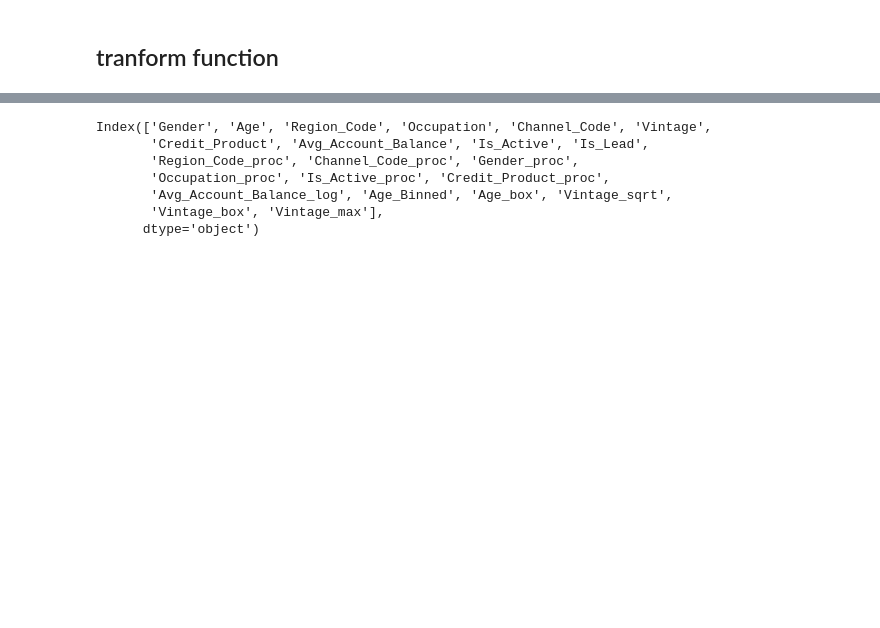
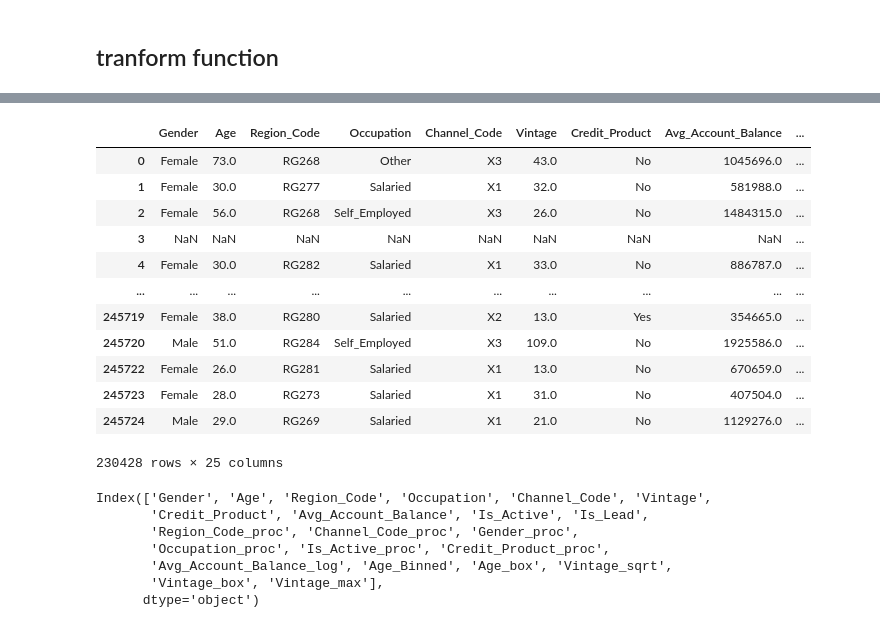
Before and after one commit to avidutta20/challenge_may21, a Jupyter notebook: model.ipynb, the cells around one changed output, grey strips where cells are left out. Drawn from its saved outputs; the diff is of its cells as text; code cells hidden in the pictures; blank space fills up the shorter version.

```diff
--- a/model.ipynb
+++ b/model.ipynb
@@ -407,3 +435,7 @@ def transorm(dframe):
   dframe['Vintage_max'] = array_norm
 
   return dframe
+# %%
+onehotencoder = OneHotEncoder()
+#reshape the 1-D country array to 2-D as fit_transform expects 2-D and finally fit the object
+X = onehotencoder.fit_transform(x_train_df.Age_Binned.values.reshape(-1,1)).toarray()
@@ -410,3 +452,23 @@ def transorm(dframe):
+# %%
+#To add this back into the original dataframe
+dfOneHot = pd.DataFrame(X, columns = ["Age_group_"+str(int(i)) for i in range(len(x_train_df['Age_Binned'].unique()))])
+x_train_df = pd.concat([x_train_df, dfOneHot], axis=1)
+# %%
+x_train_df
+# %% [output]
+|  | Gender | Age | Region_Code | Occupation | Channel_Code | Vintage | Credit_Product | Avg_Account_Balance | ... |
+| 0 | Female | 73.0 | RG268 | Other | X3 | 43.0 | No | 1045696.0 | ... |
+| 1 | Female | 30.0 | RG277 | Salaried | X1 | 32.0 | No | 581988.0 | ... |
+| 2 | Female | 56.0 | RG268 | Self_Employed | X3 | 26.0 | No | 1484315.0 | ... |
+| 3 | NaN | NaN | NaN | NaN | NaN | NaN | NaN | NaN | ... |
+| 4 | Female | 30.0 | RG282 | Salaried | X1 | 33.0 | No | 886787.0 | ... |
+| ... | ... | ... | ... | ... | ... | ... | ... | ... | ... |
+| 245719 | Female | 38.0 | RG280 | Salaried | X2 | 13.0 | Yes | 354665.0 | ... |
+| 245720 | Male | 51.0 | RG284 | Self_Employed | X3 | 109.0 | No | 1925586.0 | ... |
+| 245722 | Female | 26.0 | RG281 | Salaried | X1 | 13.0 | No | 670659.0 | ... |
+| 245723 | Female | 28.0 | RG273 | Salaried | X1 | 31.0 | No | 407504.0 | ... |
+| 245724 | Male | 29.0 | RG269 | Salaried | X1 | 21.0 | No | 1129276.0 | ... |
+230428 rows × 25 columns
 # %%
 x_train_df.columns
 # %% [output]
```
Also changed, not shown: parts of 10 cells of this notebook.
